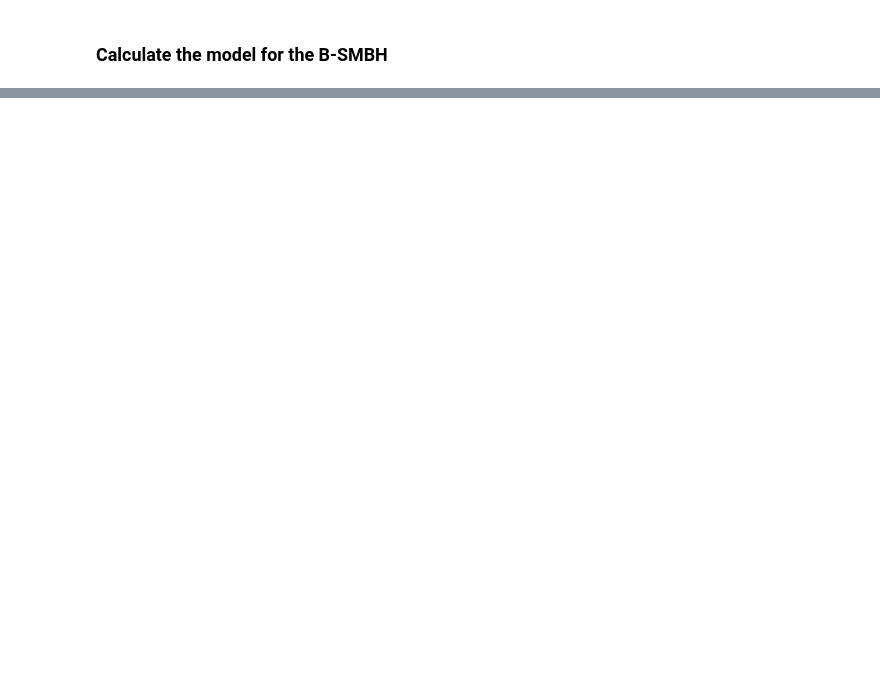
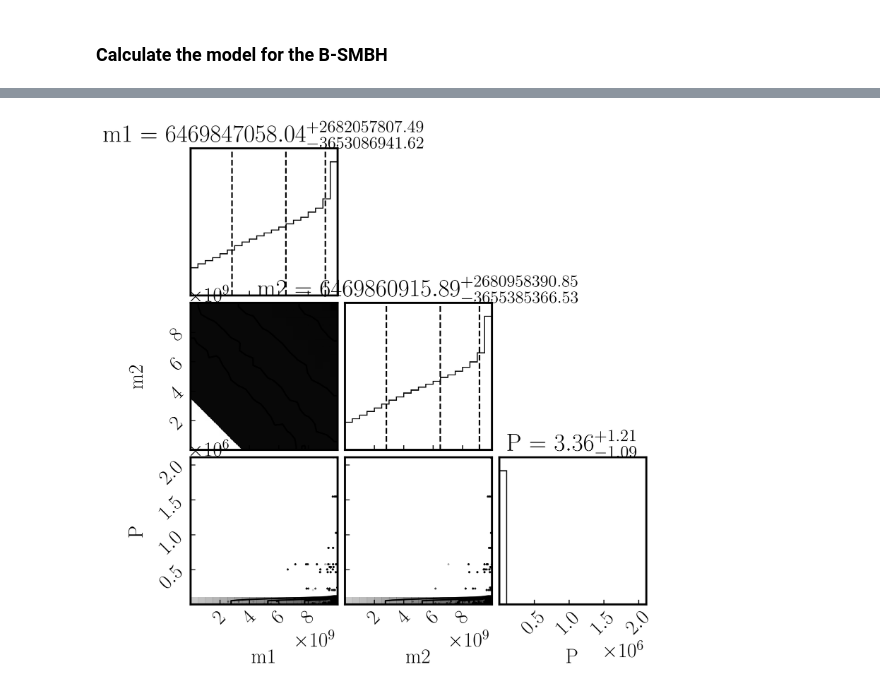
Before and after one commit to jradcliffe5/vdDussen_MSc, a Jupyter notebook: bsmbh_goodsn_JFR.ipynb, the cells around one changed output, grey strips where cells are left out. Saved outputs shown, nothing was run; the diff lists cells and outputs as text; code cells hidden in the pictures; blank space fills up the shorter version.

```diff
--- a/bsmbh_goodsn_JFR.ipynb
+++ b/bsmbh_goodsn_JFR.ipynb
@@ -76,0 +163,5 @@ Velocity difference v1-v2 = 1555.50 km/s
+# %%
+labels = ["m1","m2","P","sin3i"]
+fig = corner.corner(samples,show_titles=True,labels=labels,plot_datapoints=True,quantiles=[0.16, 0.5, 0.84])
+# %% [output]
+[figure, added]
```
Also changed, not shown: parts of 12 cells of this notebook, 1 other file.
